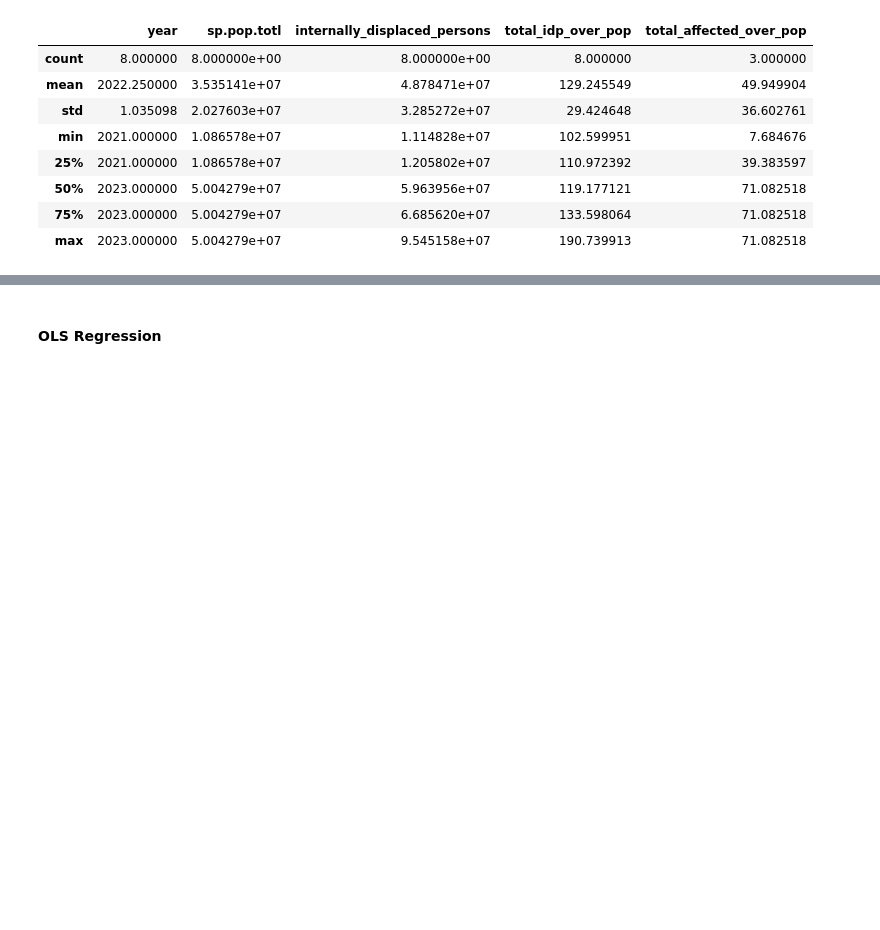
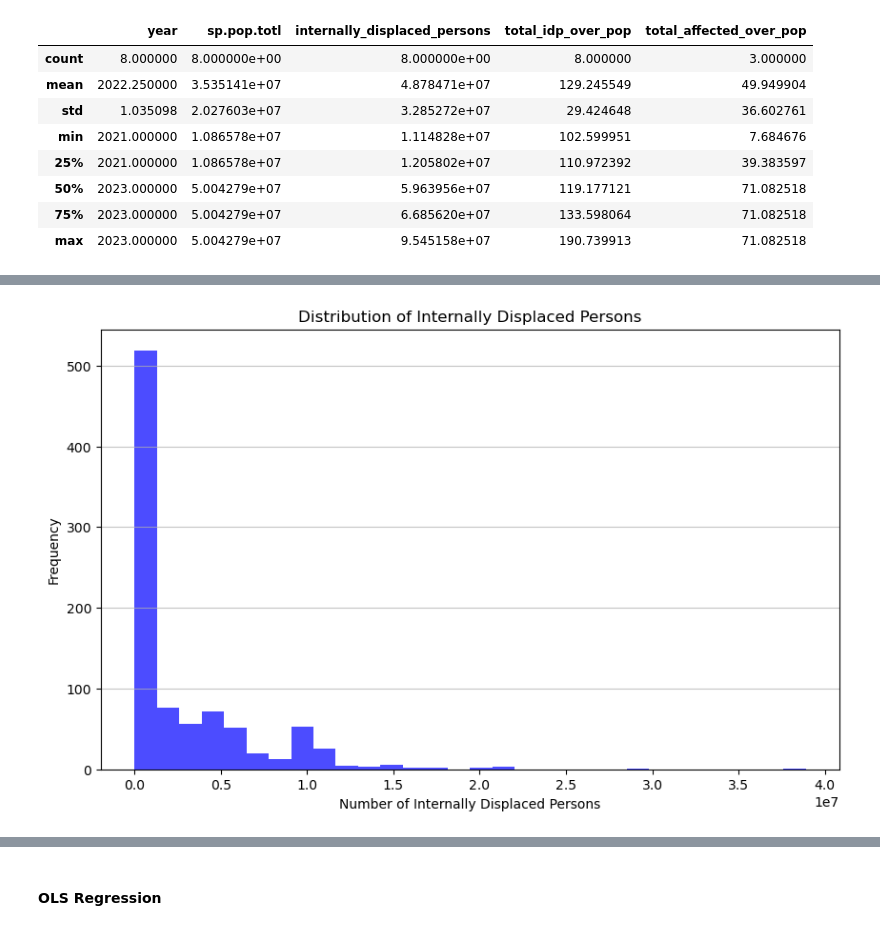
Before and after one commit to emijlop/climate-migration-project, a Jupyter notebook: 003_crossval_elena.ipynb, the cells around one changed output, grey strips where cells are left out. Cells and saved outputs as stored; diff of their text form; code cells hidden in the pictures; blank space fills up the shorter version.

Commit message:
plot y and loged y

```diff
--- a/003_crossval_elena.ipynb
+++ b/003_crossval_elena.ipynb
@@ -155,3 +155,14 @@ Notes:
 [1] Standard Errors assume that the covariance matrix of the errors is correctly specified.
 [2] The condition number is large, 1.99e+09. This might indicate that there are
 strong multicollinearity or other numerical problems.
+# %%
+# vidualize targegt variable and descriptive statistics
+plt.figure(figsize=(10, 6))
+plt.hist(df['internally_displaced_persons'], bins=30, color='blue', alpha=0.7)
+plt.title('Distribution of Internally Displaced Persons')
+plt.xlabel('Number of Internally Displaced Persons')
+plt.ylabel('Frequency')
+plt.grid(axis='y', alpha=0.75)
+plt.show()
+# %% [output]
+[figure, added]
```
Also changed, not shown: parts of 8 cells of this notebook, 6 other files.
